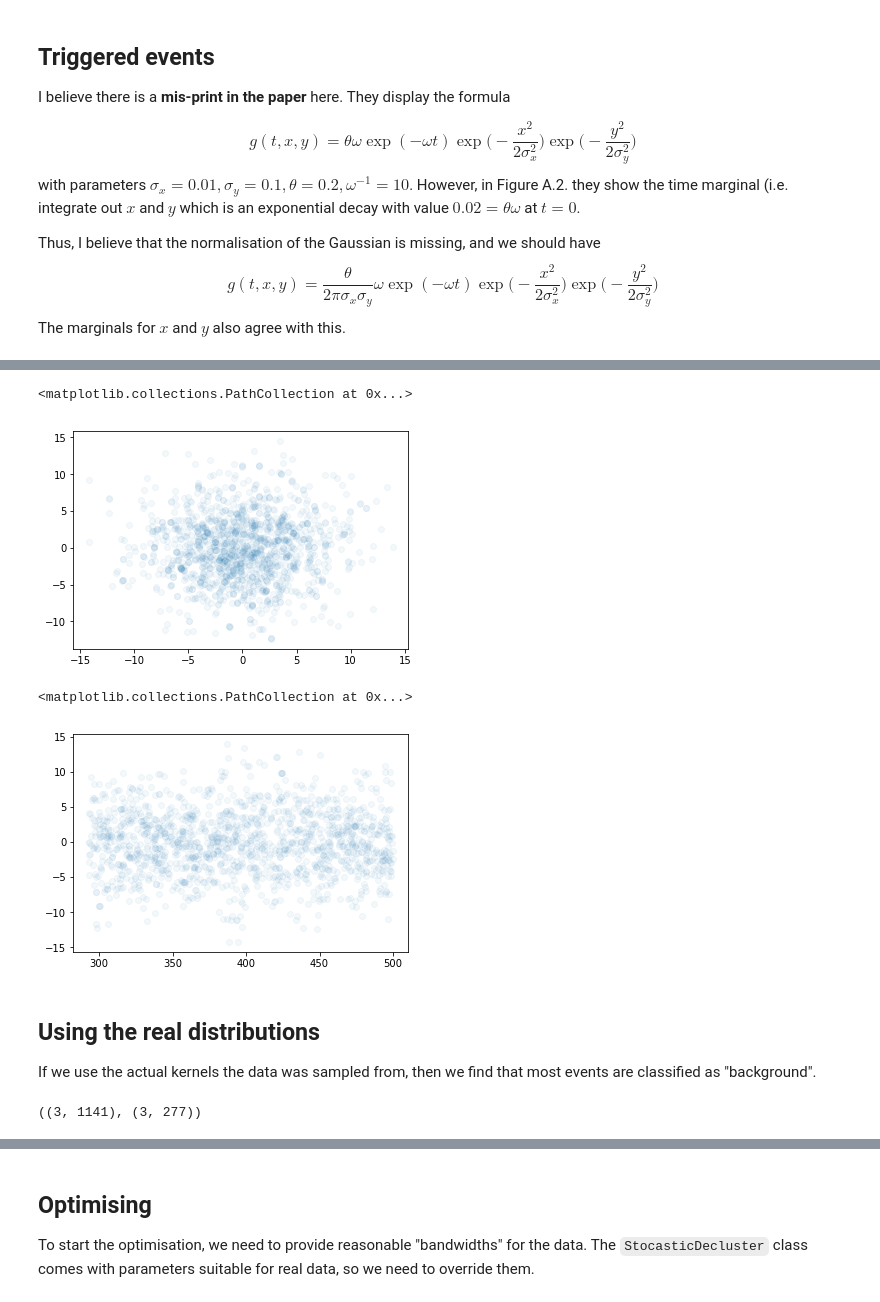
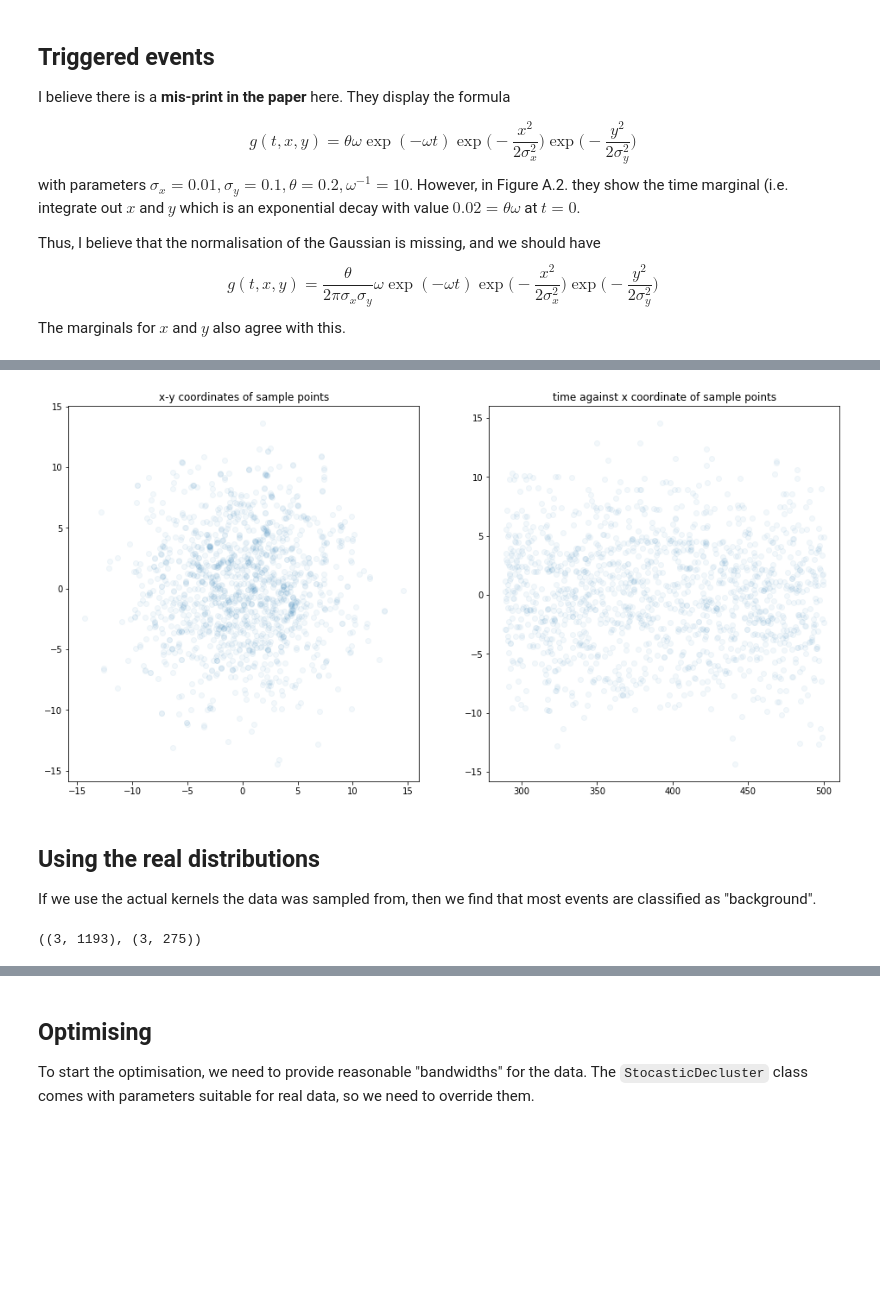
Before and after one commit to QuantCrimAtLeeds/PredictCode, a Jupyter notebook: sepp_testbed.ipynb, the cells around one changed output, grey strips where cells are left out. Cells and saved outputs as stored; diff of their text form; code cells hidden in the pictures; blank space fills up the shorter version.

Commit message:
Further work on sepp

```diff
--- a/sepp_testbed.ipynb
+++ b/sepp_testbed.ipynb
@@ -67,13 +67,12 @@ pts.shape
-# %%
-plt.scatter(pts[1], pts[2], alpha=0.05)
-# %% [output]
-<matplotlib.collections.PathCollection at 0x...>
-[figure, removed]
-# %%
-plt.scatter(pts[0], pts[1], alpha=0.05)
-# %% [output]
-<matplotlib.collections.PathCollection at 0x...>
-[figure, removed]
+# %%
+fig, ax = plt.subplots(ncols=2, figsize=(16,8))
+ax[0].scatter(pts[1], pts[2], alpha=0.05)
+ax[0].set_title("x-y coordinates of sample points")
+ax[1].scatter(pts[0], pts[1], alpha=0.05)
+ax[1].set_title("time against x coordinate of sample points")
+None
+# %% [output]
+[figure, added]
 # %% [markdown]
 ## Using the real distributions
 
@@ -92,8 +91,13 @@ def actual_trigger_kernel(pts):
         np.exp(-pts[1]**2 / (2 * sigma_x**2)) * np.exp(-pts[2]**2 / (2 * sigma_y**2))
         / (2 * np.pi * sigma_x * sigma_y) )
 # %%
+decluster = sepp.StocasticDecluster()
+decluster.points = pts
+decluster.background_kernel_estimator = open_cp.kernels.KthNearestNeighbourGaussianKDE()
+decluster.trigger_kernel_estimator = open_cp.kernels.KthNearestNeighbourGaussianKDE()
+
 p = sepp.p_matrix(pts, actual_background_kernel, actual_trigger_kernel)
 backs, trigs = sepp.sample_points(pts, p)
 backs.shape, trigs.shape
 # %% [output]
-((3, 1141), (3, 277))
+((3, 1193), (3, 275))
```
Also changed, not shown: parts of 21 cells of this notebook, 2 other files.
